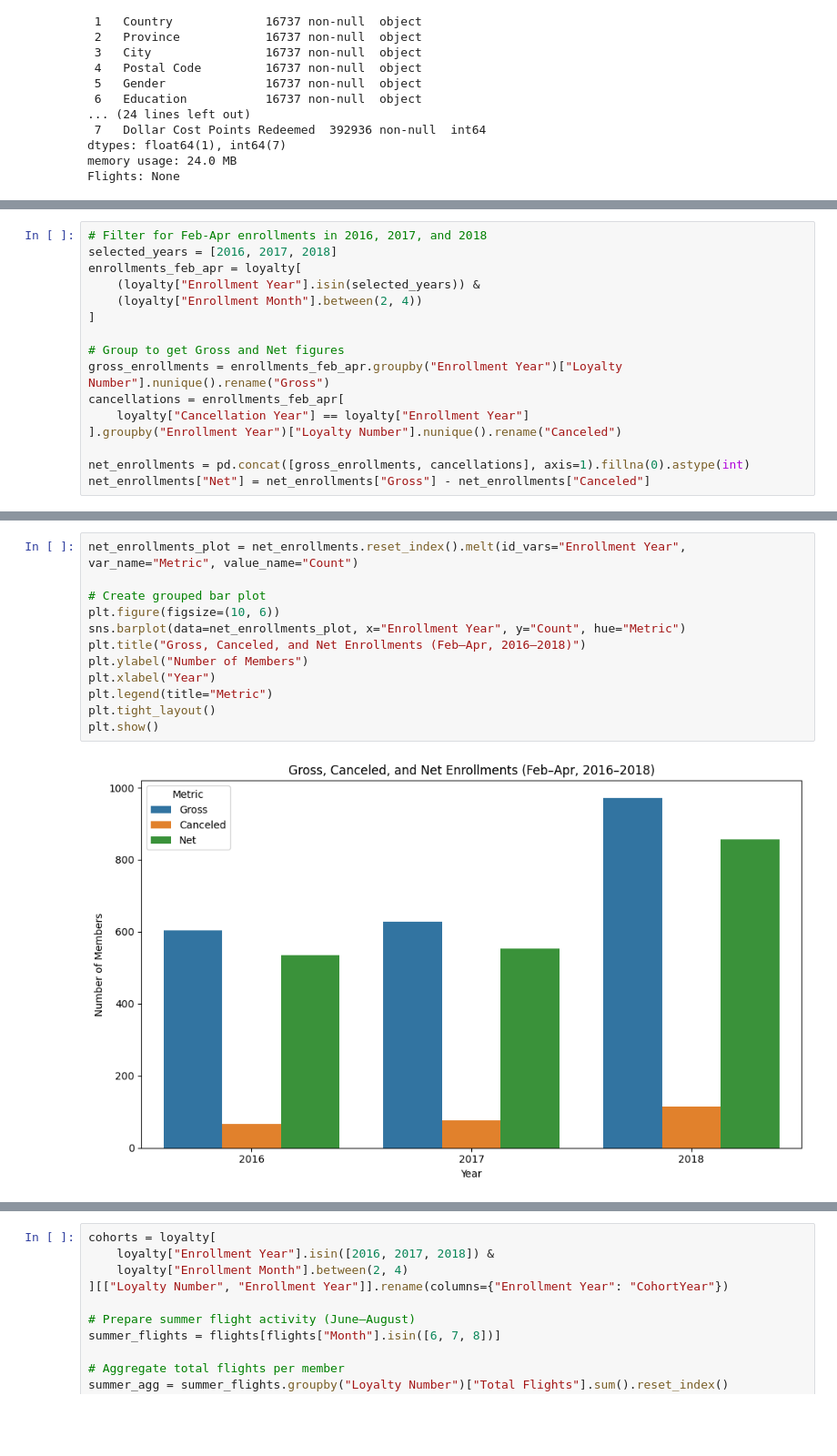
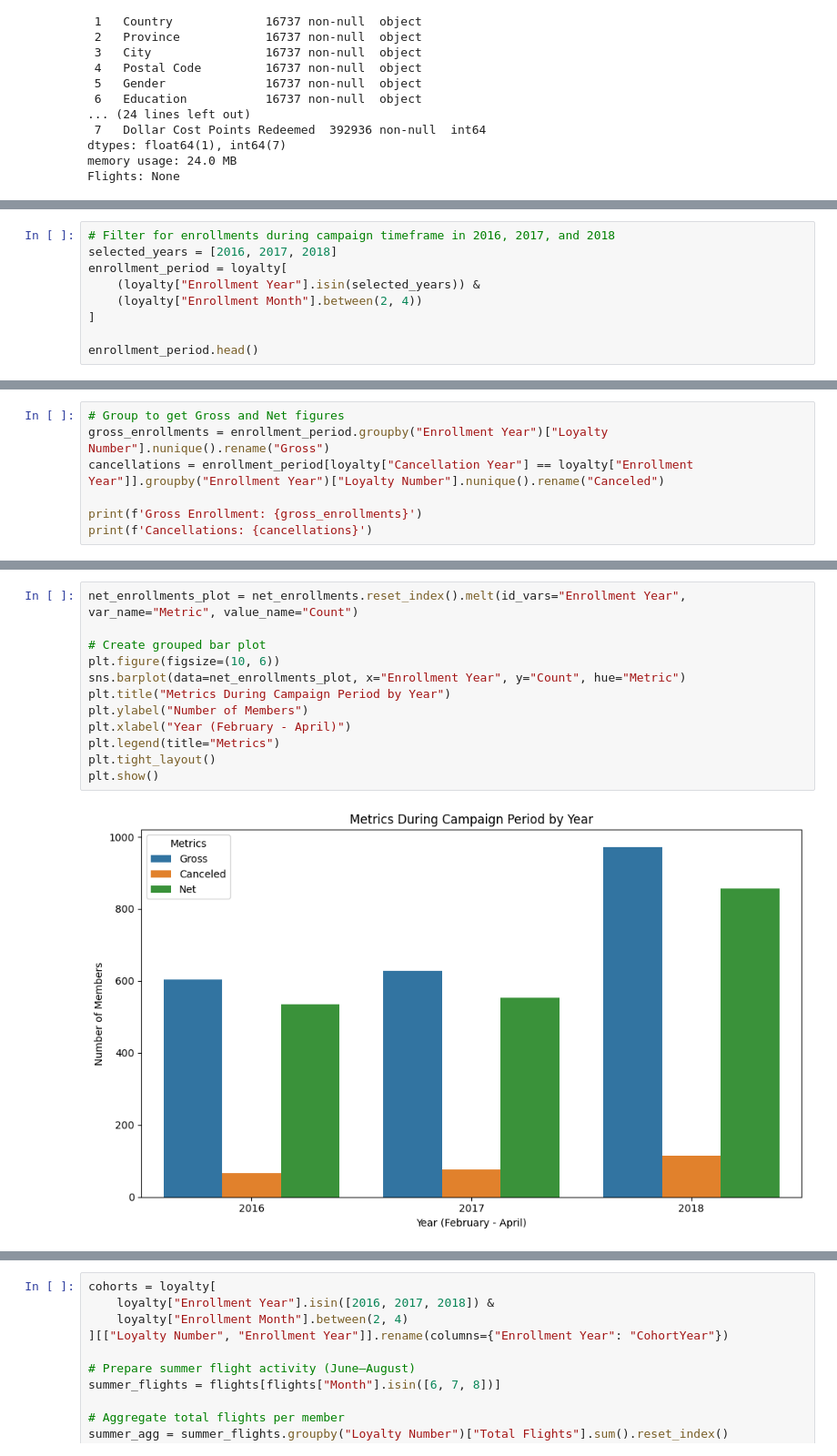
Before and after one commit to Dudlst01/Portfolio, a Jupyter notebook: airline-loyal-program-analysis.ipynb, the cells around one changed output, grey strips where cells are left out. Shown: that part at 91% size. Cells and saved outputs as stored; diff of their text form; blank space fills up the shorter version.

Commit message:
Kaggle Notebook | Airline Loyal Program Analysis | Version 4

```diff
--- a/airline-loyal-program-analysis.ipynb
+++ b/airline-loyal-program-analysis.ipynb
@@ -117,0 +129,9 @@ Standard        2012-04-01 2018-12-01
+# %%
+# Filter for enrollments during campaign timeframe in 2016, 2017, and 2018
+selected_years = [2016, 2017, 2018]
+enrollment_period = loyalty[
+    (loyalty["Enrollment Year"].isin(selected_years)) &
+    (loyalty["Enrollment Month"].between(2, 4))
+]
+
+enrollment_period.head()
@@ -118,16 +145,7 @@ Standard        2012-04-01 2018-12-01
 # %%
-# Filter for Feb-Apr enrollments in 2016, 2017, and 2018
-selected_years = [2016, 2017, 2018]
-enrollments_feb_apr = loyalty[
-    (loyalty["Enrollment Year"].isin(selected_years)) &
-    (loyalty["Enrollment Month"].between(2, 4))
-]
+# Group to get Gross and Net figures
+gross_enrollments = enrollment_period.groupby("Enrollment Year")["Loyalty Number"].nunique().rename("Gross")
+cancellations = enrollment_period[loyalty["Cancellation Year"] == loyalty["Enrollment Year"]].groupby("Enrollment Year")["Loyalty Number"].nunique().rename("Canceled")
 
-# Group to get Gross and Net figures
-gross_enrollments = enrollments_feb_apr.groupby("Enrollment Year")["Loyalty Number"].nunique().rename("Gross")
-cancellations = enrollments_feb_apr[
-    loyalty["Cancellation Year"] == loyalty["Enrollment Year"]
-].groupby("Enrollment Year")["Loyalty Number"].nunique().rename("Canceled")
-
-net_enrollments = pd.concat([gross_enrollments, cancellations], axis=1).fillna(0).astype(int)
-net_enrollments["Net"] = net_enrollments["Gross"] - net_enrollments["Canceled"]
+print(f'Gross Enrollment: {gross_enrollments}')
+print(f'Cancellations: {cancellations}')
@@ -165,17 +174,17 @@ Notes:
 # %%
 net_enrollments_plot = net_enrollments.reset_index().melt(id_vars="Enrollment Year", var_name="Metric", value_name="Count")
 
 # Create grouped bar plot
 plt.figure(figsize=(10, 6))
 sns.barplot(data=net_enrollments_plot, x="Enrollment Year", y="Count", hue="Metric")
-plt.title("Gross, Canceled, and Net Enrollments (Feb–Apr, 2016–2018)")
+plt.title("Metrics During Campaign Period by Year")
 plt.ylabel("Number of Members")
-plt.xlabel("Year")
-plt.legend(title="Metric")
+plt.xlabel("Year (February - April)")
+plt.legend(title="Metrics")
 plt.tight_layout()
 plt.show()
 # %% [output]
-[figure, old version]
+[figure, new version]
 # %%
 # Create Gross, Cancel, and Net Table
 impact18 = pd.concat([
```
Also changed, not shown: parts of 29 cells of this notebook.
